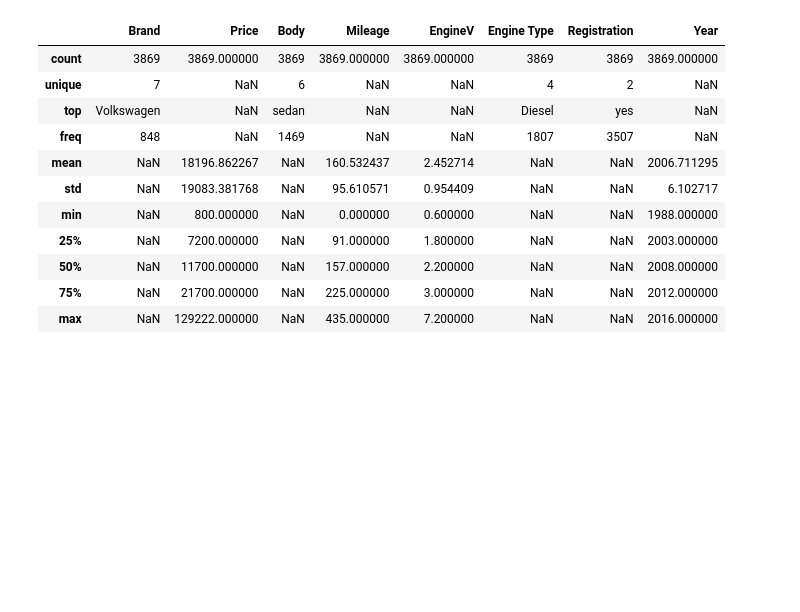
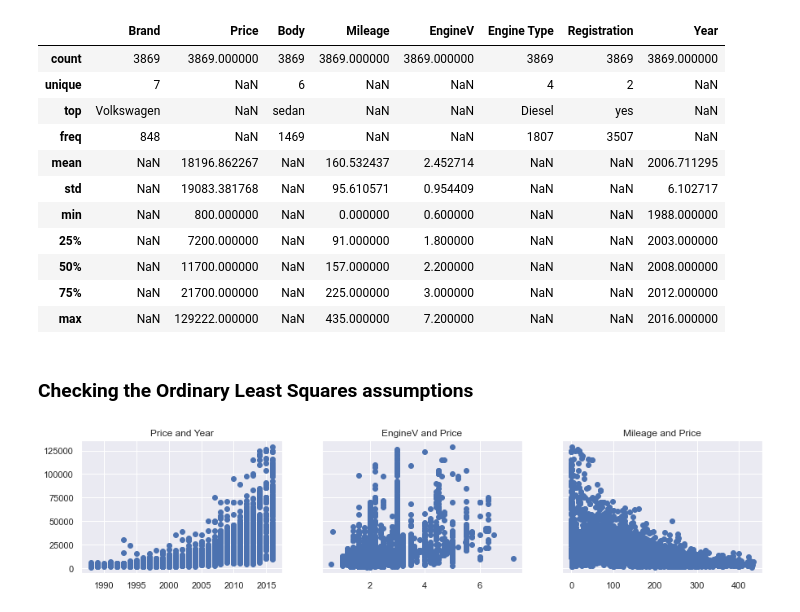
Before and after one commit to tomasz-urban/Jupyter, a Jupyter notebook: DS_bootcamp/linear_regression_sklearn/car_sales_example_project.ipynb, the cells around one changed output. Drawn from its saved outputs; the diff is of its cells as text; code cells hidden in the pictures; blank space fills up the shorter version.

Commit message:
checking OLS assumptions

```diff
--- a/DS_bootcamp/linear_regression_sklearn/car_sales_example_project.ipynb
+++ b/DS_bootcamp/linear_regression_sklearn/car_sales_example_project.ipynb
@@ -216,3 +216,19 @@ data_cleaned.describe(include='all')
 | 50% | NaN | 11700.000000 | NaN | 157.000000 | 2.200000 | NaN | NaN | 2008.000000 |
 | 75% | NaN | 21700.000000 | NaN | 225.000000 | 3.000000 | NaN | NaN | 2012.000000 |
 | max | NaN | 129222.000000 | NaN | 435.000000 | 7.200000 | NaN | NaN | 2016.000000 |
+# %% [markdown]
+### Checking the Ordinary Least Squares assumptions
+# %%
+# We can first check the graphs for the linearity for the continuous variables
+
+f, (ax1, ax2, ax3) = plt.subplots(1, 3, sharey=True, figsize=(15,3))
+ax1.scatter(data_cleaned['Year'], data_cleaned['Price'])
+ax1.set_title('Price and Year')
+ax2.scatter(data_cleaned['EngineV'], data_cleaned['Price'])
+ax2.set_title('EngineV and Price')
+ax3.scatter(data_cleaned['Mileage'], data_cleaned['Price'])
+ax3.set_title('Mileage and Price')
+
+plt.show()
+# %% [output]
+[figure, added]
```
Also changed, not shown: parts of 10 cells of this notebook.
